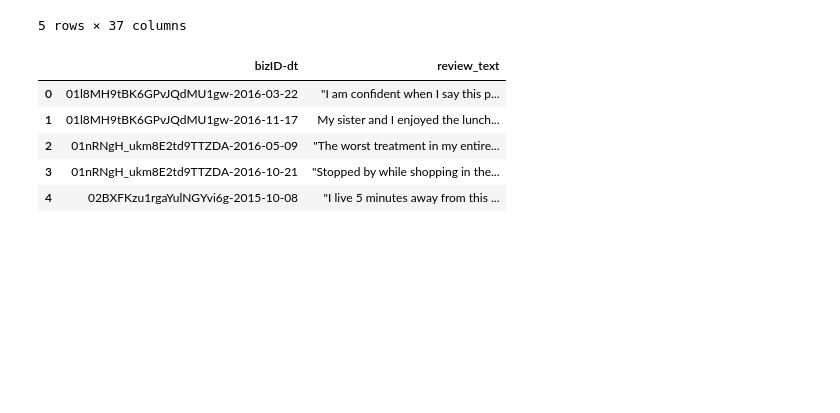
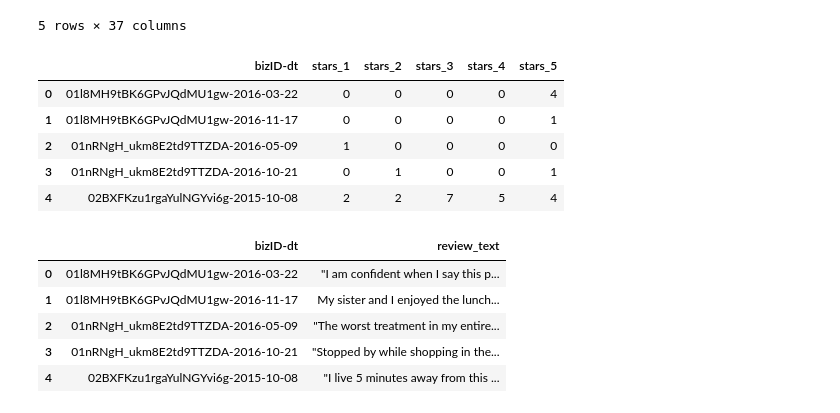
Before and after one commit to ms682/DataScience, a Jupyter notebook: yelp-toronto-dataset.ipynb, the cells around one changed output. Saved outputs shown, nothing was run; the diff lists cells and outputs as text; code cells hidden in the pictures; blank space fills up the shorter version.

```diff
--- a/yelp-toronto-dataset.ipynb
+++ b/yelp-toronto-dataset.ipynb
@@ -115,4 +119,14 @@ obs.head()
 | 3 | 01l8MH9tBK6GPvJQdMU1gw | Kaiseki Yu-zen Hashimoto | 6 Garamond Court | M3C 1Z5 |  | 43.7264546 | -79.3349744 | ['Restaurants', 'Japanese'] | ['Alcohol: beer_and_wine', "Ambie... | ... |
 | 4 | 01l8MH9tBK6GPvJQdMU1gw | Kaiseki Yu-zen Hashimoto | 6 Garamond Court | M3C 1Z5 |  | 43.7264546 | -79.3349744 | ['Restaurants', 'Japanese'] | ['Alcohol: beer_and_wine', "Ambie... | ... |
 5 rows × 37 columns
+# %%
+stars = obs.groupby('bizID-dt')[['stars_1', 'stars_2','stars_3','stars_4','stars_5']].sum().reset_index()
+stars.head()
+# %% [output]
+|  | bizID-dt | stars_1 | stars_2 | stars_3 | stars_4 | stars_5 |
+| 0 | 01l8MH9tBK6GPvJQdMU1gw-2016-03-22 | 0 | 0 | 0 | 0 | 4 |
+| 1 | 01l8MH9tBK6GPvJQdMU1gw-2016-11-17 | 0 | 0 | 0 | 0 | 1 |
+| 2 | 01nRNgH_ukm8E2td9TTZDA-2016-05-09 | 1 | 0 | 0 | 0 | 0 |
+| 3 | 01nRNgH_ukm8E2td9TTZDA-2016-10-21 | 0 | 1 | 0 | 0 | 1 |
+| 4 | 02BXFKzu1rgaYulNGYvi6g-2015-10-08 | 2 | 2 | 7 | 5 | 4 |
 # %%
```
Also changed, not shown: parts of 8 cells of this notebook.
